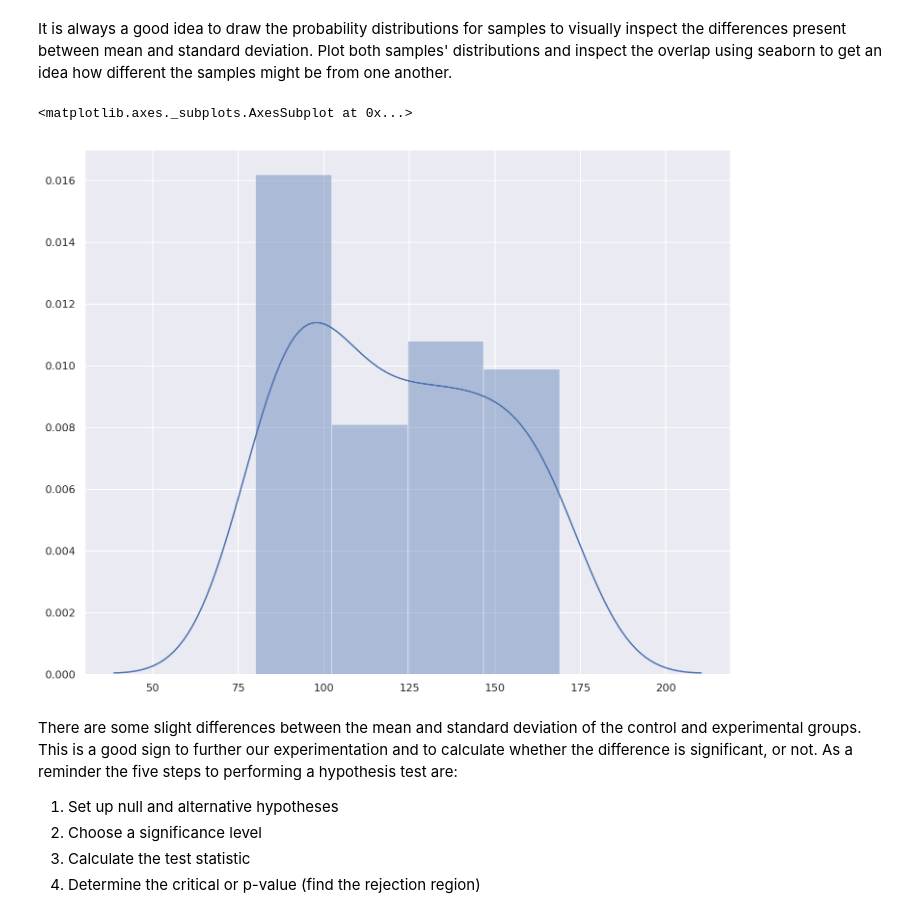
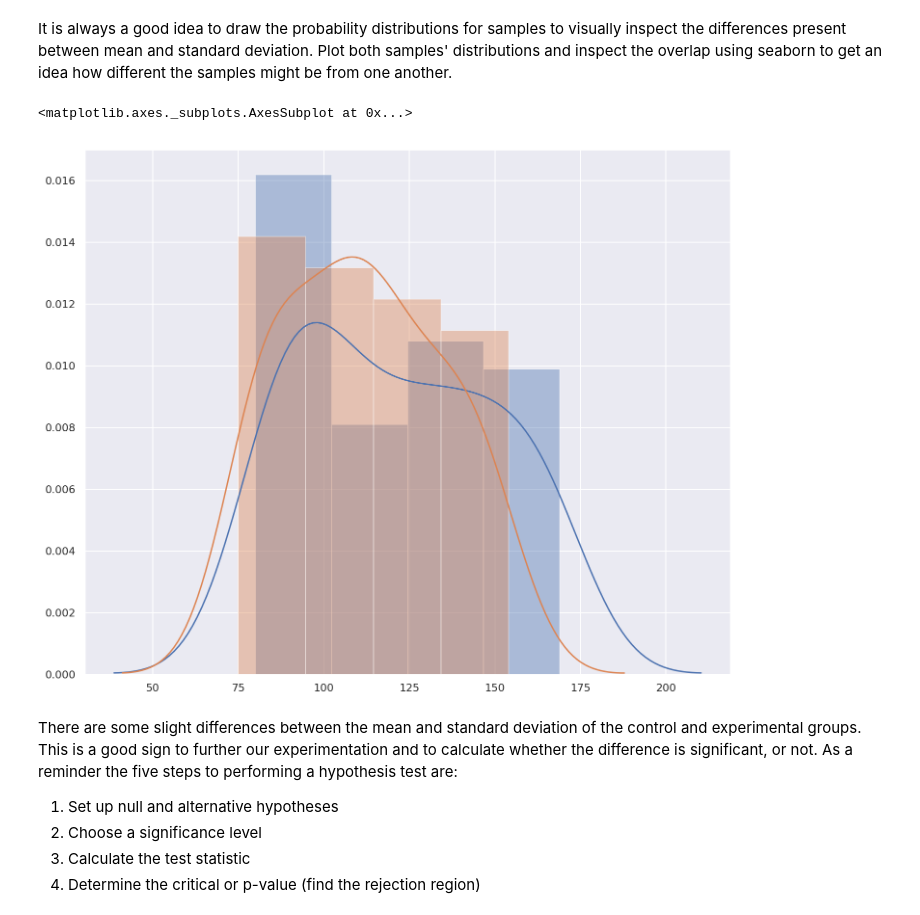
Before and after one commit to harrisonmiller13/dsc-two-sample-t-tests-lab-nyc-ds-060319, a Jupyter notebook: index.ipynb, the cells around one changed output. Cells and saved outputs as stored; diff of their text form; code cells hidden in the pictures.

```diff
--- a/index.ipynb
+++ b/index.ipynb
@@ -70,10 +70,11 @@ Plot both samples' distributions and inspect the overlap using seaborn to get an
 # %%
 sns.set(color_codes=True)
 sns.set(rc={'figure.figsize':(12,10)})
 sns.distplot(control)
+sns.distplot(experimental)
 # %% [output]
 <matplotlib.axes._subplots.AxesSubplot at 0x...>
-[figure, old version]
+[figure, new version]
 # %% [markdown]
 There are some slight differences between the mean and standard deviation of the control and experimental groups. This is a good sign to further our experimentation and to calculate whether the difference is significant, or not. As a reminder the five steps to performing a hypothesis test are:
 
```
